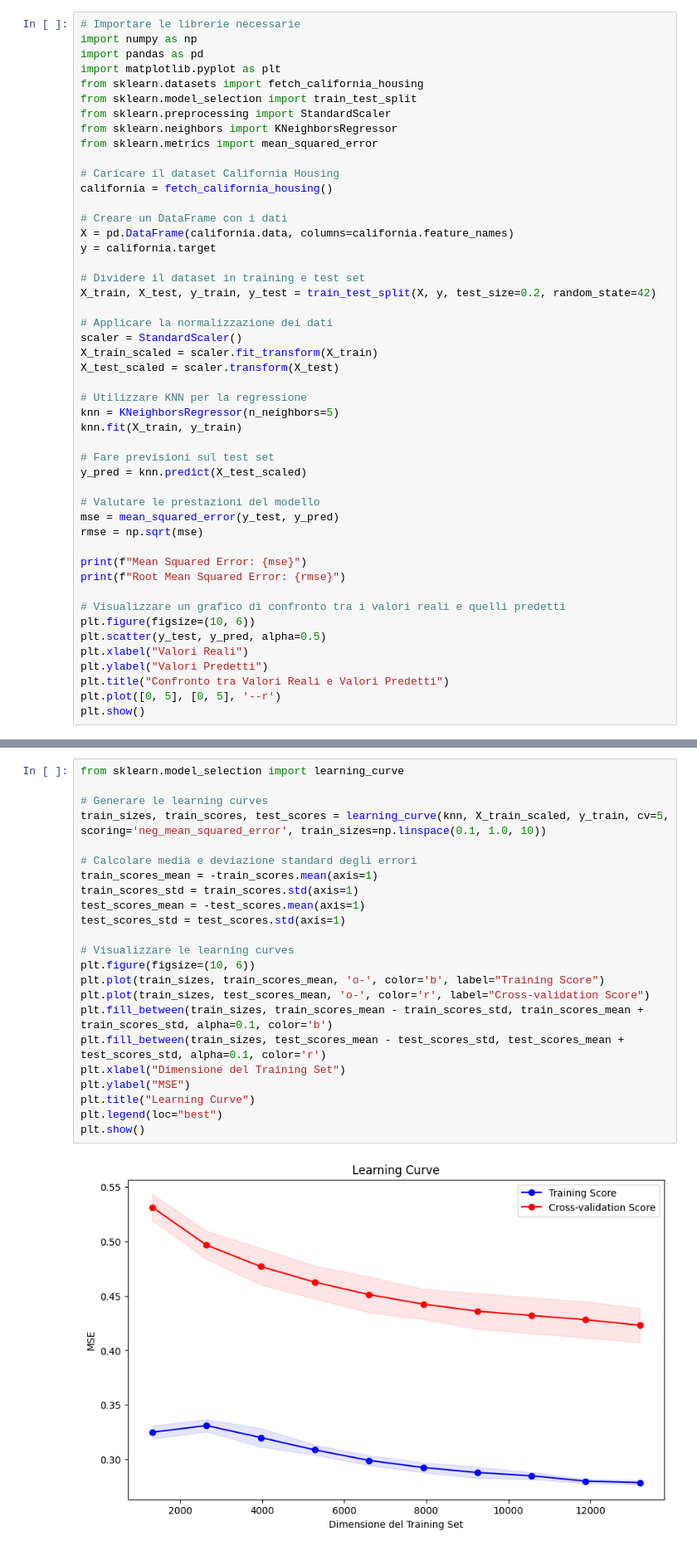
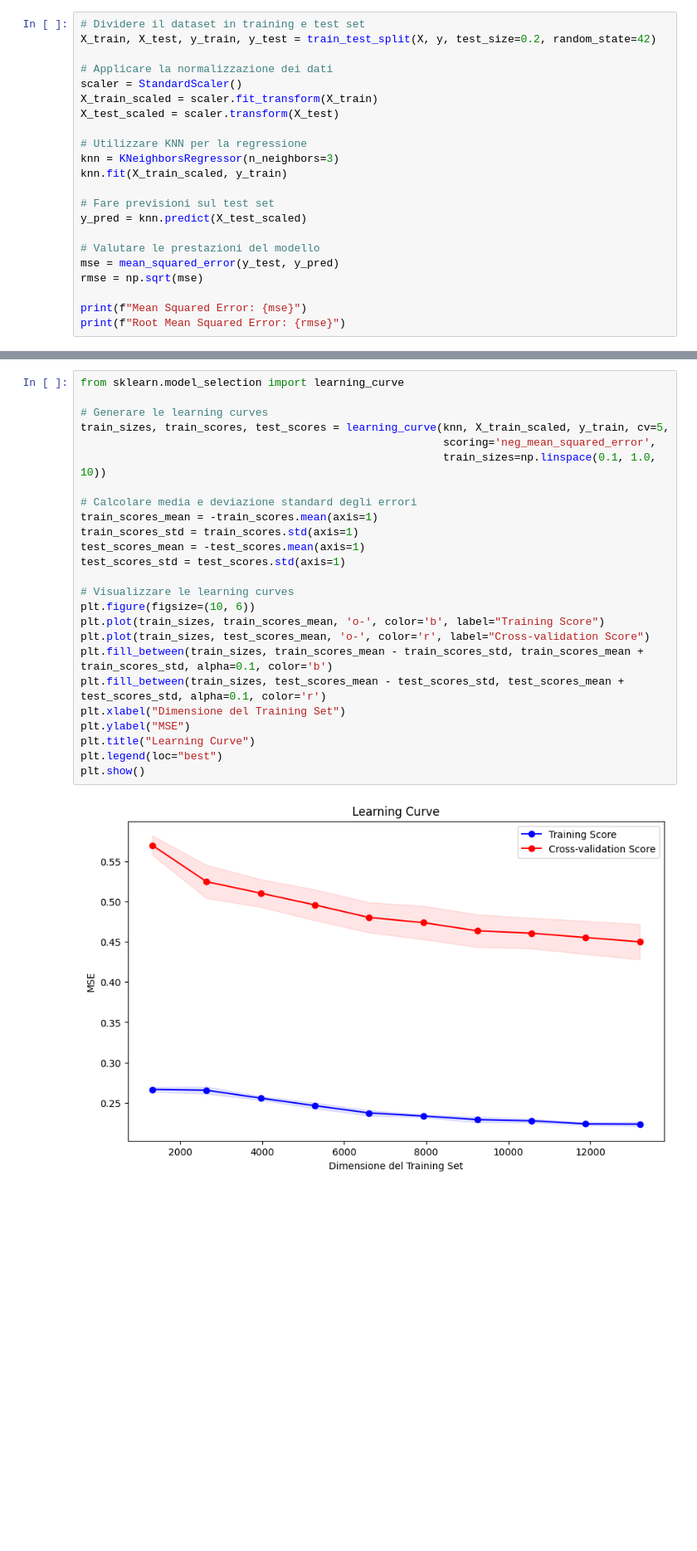
Before and after one commit to lorenzo-arcioni/MachineLearning-training, a Jupyter notebook: Algorithms/KNN/Notebooks/regressione_california.ipynb, the cells around one changed output, grey strips where cells are left out. Shown at 83% size. Cells and saved outputs as stored; diff of their text form; blank space fills up the shorter version.

```diff
--- a/Algorithms/KNN/Notebooks/regressione_california.ipynb
+++ b/Algorithms/KNN/Notebooks/regressione_california.ipynb
@@ -1,21 +27,4 @@
 # %%
-# Importare le librerie necessarie
-import numpy as np
-import pandas as pd
-import matplotlib.pyplot as plt
-from sklearn.datasets import fetch_california_housing
-from sklearn.model_selection import train_test_split
-from sklearn.preprocessing import StandardScaler
-from sklearn.neighbors import KNeighborsRegressor
-from sklearn.metrics import mean_squared_error
-
-# Caricare il dataset California Housing
-california = fetch_california_housing()
-
-# Creare un DataFrame con i dati
-X = pd.DataFrame(california.data, columns=california.feature_names)
-y = california.target
-
 # Dividere il dataset in training e test set
 X_train, X_test, y_train, y_test = train_test_split(X, y, test_size=0.2, random_state=42)
 
@@ -25,8 +34,8 @@ X_train_scaled = scaler.fit_transform(X_train)
 X_test_scaled = scaler.transform(X_test)
 
 # Utilizzare KNN per la regressione
-knn = KNeighborsRegressor(n_neighbors=5)
-knn.fit(X_train, y_train)
+knn = KNeighborsRegressor(n_neighbors=3)
+knn.fit(X_train_scaled, y_train)
 
 # Fare previsioni sul test set
 y_pred = knn.predict(X_test_scaled)
@@ -37,13 +46,4 @@ rmse = np.sqrt(mse)
 
 print(f"Mean Squared Error: {mse}")
 print(f"Root Mean Squared Error: {rmse}")
-
-# Visualizzare un grafico di confronto tra i valori reali e quelli predetti
-plt.figure(figsize=(10, 6))
-plt.scatter(y_test, y_pred, alpha=0.5)
-plt.xlabel("Valori Reali")
-plt.ylabel("Valori Predetti")
-plt.title("Confronto tra Valori Reali e Valori Predetti")
-plt.plot([0, 5], [0, 5], '--r')
-plt.show()
 # %% [output]
@@ -77,28 +76,30 @@ plt.show()
 # %%
 from sklearn.model_selection import learning_curve
 
 # Generare le learning curves
-train_sizes, train_scores, test_scores = learning_curve(knn, X_train_scaled, y_train, cv=5, scoring='neg_mean_squared_error', train_sizes=np.linspace(0.1, 1.0, 10))
+train_sizes, train_scores, test_scores = learning_curve(knn, X_train_scaled, y_train, cv=5,
+                                                        scoring='neg_mean_squared_error',
+                                                        train_sizes=np.linspace(0.1, 1.0, 10))
 
 # Calcolare media e deviazione standard degli errori
 train_scores_mean = -train_scores.mean(axis=1)
 train_scores_std = train_scores.std(axis=1)
 test_scores_mean = -test_scores.mean(axis=1)
 test_scores_std = test_scores.std(axis=1)
 
 # Visualizzare le learning curves
 plt.figure(figsize=(10, 6))
 plt.plot(train_sizes, train_scores_mean, 'o-', color='b', label="Training Score")
 plt.plot(train_sizes, test_scores_mean, 'o-', color='r', label="Cross-validation Score")
 plt.fill_between(train_sizes, train_scores_mean - train_scores_std, train_scores_mean + train_scores_std, alpha=0.1, color='b')
 plt.fill_between(train_sizes, test_scores_mean - test_scores_std, test_scores_mean + test_scores_std, alpha=0.1, color='r')
 plt.xlabel("Dimensione del Training Set")
 plt.ylabel("MSE")
 plt.title("Learning Curve")
 plt.legend(loc="best")
 plt.show()
 # %% [output]
-[figure, old version]
+[figure, new version]
 # %%
 from sklearn.model_selection import validation_curve
 
```
Also changed, not shown: parts of 5 cells of this notebook, 1 other file.
